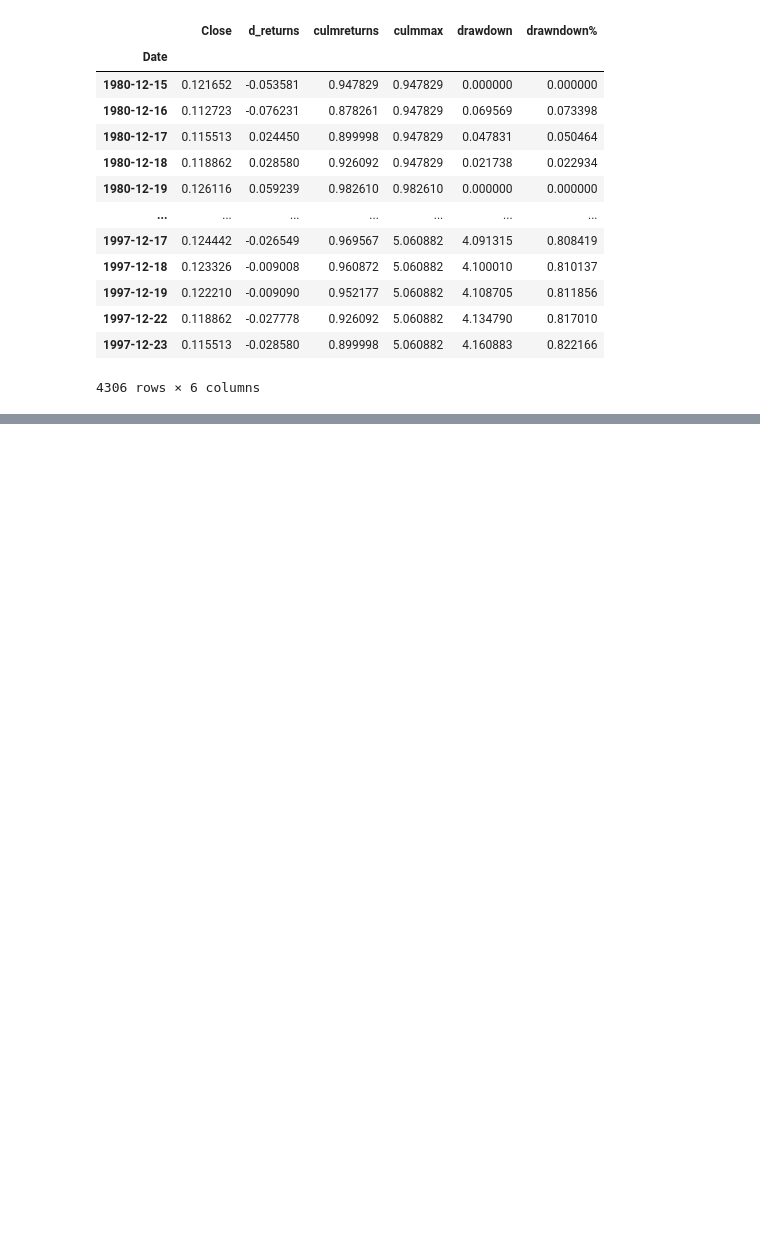
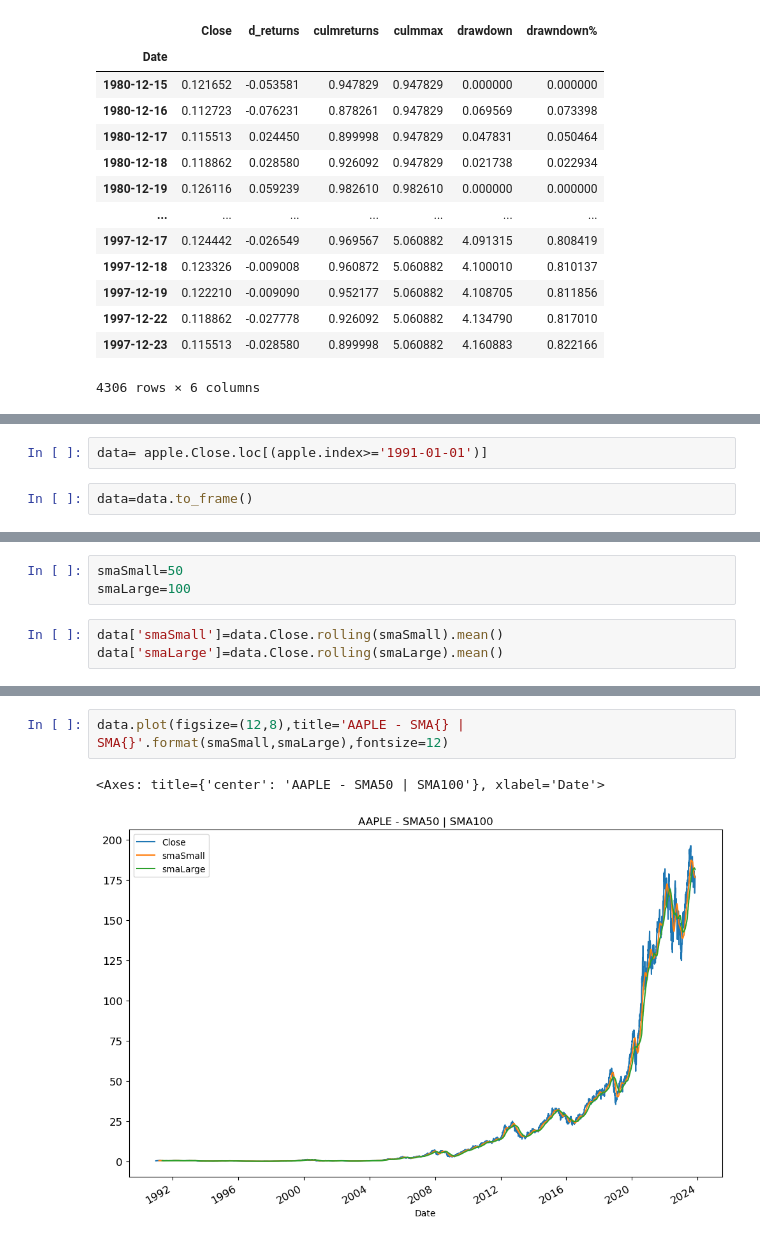
Before and after one commit to SouCode/RoboTrader, a Jupyter notebook: inMoney3.ipynb, the cells around one changed output, grey strips where cells are left out. Saved outputs shown, nothing was run; the diff lists cells and outputs as text; blank space fills up the shorter version.

```diff
--- a/inMoney3.ipynb
+++ b/inMoney3.ipynb
@@ -480,0 +483,4 @@ apple.loc[(apple.index<='1997-12-23')]
+# %%
+data= apple.Close.loc[(apple.index>='1991-01-01')]
+# %%
+data=data.to_frame()
@@ -480,0 +504,6 @@ apple.loc[(apple.index<='1997-12-23')]
+# %%
+smaSmall=50
+smaLarge=100
+# %%
+data['smaSmall']=data.Close.rolling(smaSmall).mean()
+data['smaLarge']=data.Close.rolling(smaLarge).mean()
@@ -480,0 +527,5 @@ apple.loc[(apple.index<='1997-12-23')]
+# %%
+data.plot(figsize=(12,8),title='AAPLE - SMA{} | SMA{}'.format(smaSmall,smaLarge),fontsize=12)
+# %% [output]
+<Axes: title={'center': 'AAPLE - SMA50 | SMA100'}, xlabel='Date'>
+[figure, added]
```
Also changed, not shown: parts of 11 cells of this notebook.
